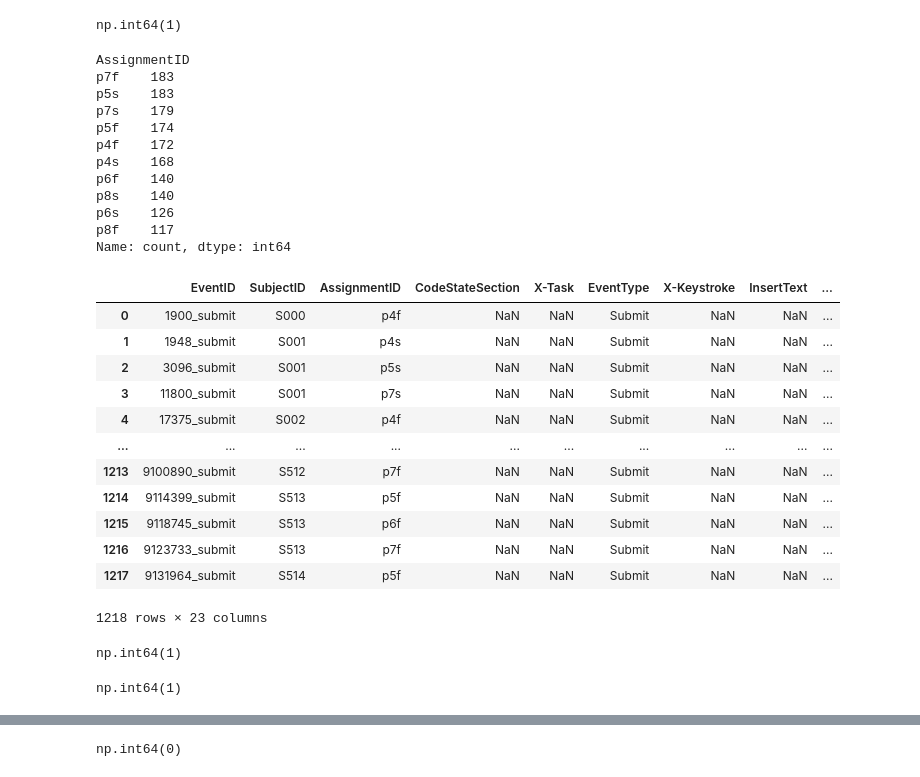
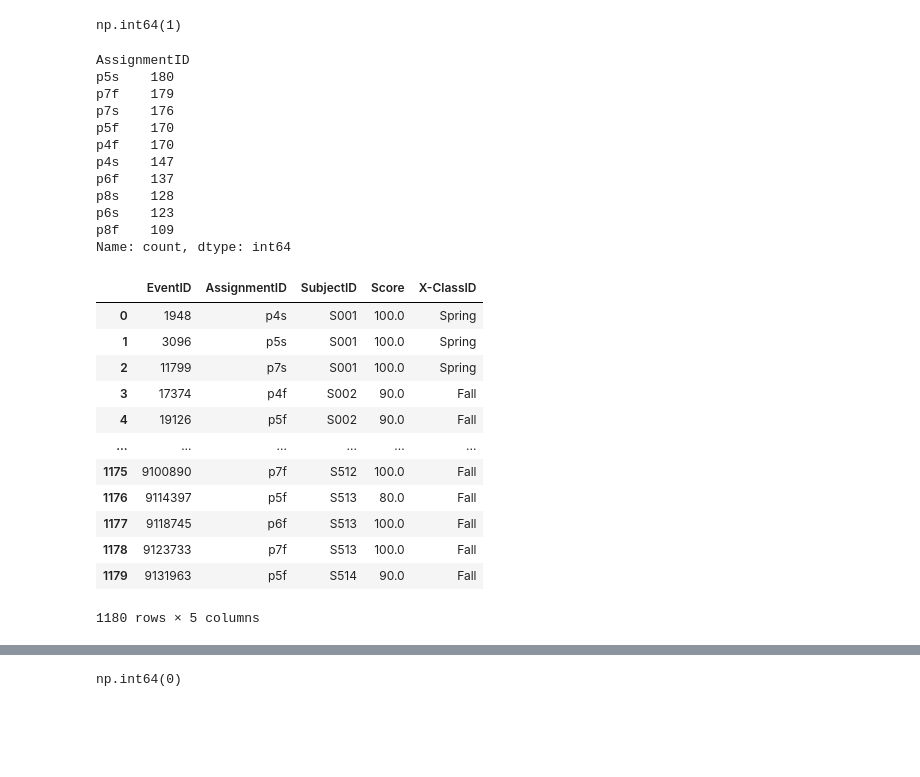
Before and after one commit to CSSPLICE/ProgSnapToolkit, a Jupyter notebook: src/converters/edwards2019.ipynb, the cells around one changed output, grey strips where cells are left out. Cells and saved outputs as stored; diff of their text form; code cells hidden in the pictures; blank space fills up the shorter version.

```diff
--- a/src/converters/edwards2019.ipynb
+++ b/src/converters/edwards2019.ipynb
@@ -205,13 +205,8 @@ assert assignment_grades[[Cols.AssignmentID, Cols.SubjectID]].value_counts().max
 # %%
 import numpy as np
 
-# TODO: Should modify existing submission events, not create new ones!!
-submissions = keystrokes[keystrokes[Cols.EventType] == EventType.Submit].copy()
-last_actions = submissions.loc[submissions.groupby([Cols.SubjectID, Cols.AssignmentID])[Cols.ClientTimestamp].idxmax()].copy()
-last_actions["EventID"] = last_actions[Cols.EventID].astype(str) + "_submit"
-last_actions[Cols.EventType] = EventType.Submit.value
-last_actions[Cols.ClientTimestamp] = last_actions[Cols.ClientTimestamp] + 1
-other_columns = [c for c in last_actions.columns if c not in [Cols.SubjectID, Cols.AssignmentID, Cols.ClientTimestamp, Cols.EventType, Cols.EventID, Cols.ToolInstances]]
-last_actions.loc[:, other_columns] = np.nan
-last_actions
+submissions = keystrokes[keystrokes[Cols.EventType] == EventType.Submit]
+last_submissions = submissions.loc[submissions.groupby([Cols.SubjectID, Cols.AssignmentID])[Cols.ClientTimestamp].idxmax()]
+last_submissions = last_submissions[[Cols.EventID, Cols.AssignmentID, Cols.SubjectID]].copy()
+last_submissions
 # %% [output]
@@ -233,42 +228,34 @@ last_actions.groupby([Cols.SubjectID, Cols.AssignmentID]).EventID.count().max()
 # %% [output]
 np.int64(1)
 # %%
-last_actions.AssignmentID.value_counts()
+last_submissions.AssignmentID.value_counts()
 # %% [output]
 AssignmentID
-p7f    183
-p5s    183
-p7s    179
-p5f    174
-p4f    172
-p4s    168
-p6f    140
-p8s    140
-p6s    126
-p8f    117
+p5s    180
+p7f    179
+p7s    176
+p5f    170
+p4f    170
+p4s    147
+p6f    137
+p8s    128
+p6s    123
+p8f    109
 Name: count, dtype: int64
 # %%
-submit_actions = last_actions.merge(assignment_grades, on=[Cols.SubjectID, Cols.AssignmentID], how='inner')
-submit_actions
+last_submissions_with_grades = last_submissions.merge(assignment_grades, on=[Cols.SubjectID, Cols.AssignmentID], how='inner')
+last_submissions_with_grades
 # %% [output]
-|  | EventID | SubjectID | AssignmentID | CodeStateSection | X-Task | EventType | X-Keystroke | InsertText | ... |
-| 0 | 1900_submit | S000 | p4f | NaN | NaN | Submit | NaN | NaN | ... |
-| 1 | 1948_submit | S001 | p4s | NaN | NaN | Submit | NaN | NaN | ... |
-| 2 | 3096_submit | S001 | p5s | NaN | NaN | Submit | NaN | NaN | ... |
-| 3 | 11800_submit | S001 | p7s | NaN | NaN | Submit | NaN | NaN | ... |
-| 4 | 17375_submit | S002 | p4f | NaN | NaN | Submit | NaN | NaN | ... |
-| ... | ... | ... | ... | ... | ... | ... | ... | ... | ... |
-| 1213 | 9100890_submit | S512 | p7f | NaN | NaN | Submit | NaN | NaN | ... |
-| 1214 | 9114399_submit | S513 | p5f | NaN | NaN | Submit | NaN | NaN | ... |
-| 1215 | 9118745_submit | S513 | p6f | NaN | NaN | Submit | NaN | NaN | ... |
-| 1216 | 9123733_submit | S513 | p7f | NaN | NaN | Submit | NaN | NaN | ... |
-| 1217 | 9131964_submit | S514 | p5f | NaN | NaN | Submit | NaN | NaN | ... |
+|  | EventID | AssignmentID | SubjectID | Score | X-ClassID |
+| 0 | 1948 | p4s | S001 | 100.0 | Spring |
+| 1 | 3096 | p5s | S001 | 100.0 | Spring |
+| 2 | 11799 | p7s | S001 | 100.0 | Spring |
+| 3 | 17374 | p4f | S002 | 90.0 | Fall |
+| 4 | 19126 | p5f | S002 | 90.0 | Fall |
+| ... | ... | ... | ... | ... | ... |
+| 1175 | 9100890 | p7f | S512 | 100.0 | Fall |
+| 1176 | 9114397 | p5f | S513 | 80.0 | Fall |
+| 1177 | 9118745 | p6f | S513 | 100.0 | Fall |
+| 1178 | 9123733 | p7f | S513 | 100.0 | Fall |
+| 1179 | 9131963 | p5f | S514 | 90.0 | Fall |
-1218 rows × 23 columns
+1180 rows × 5 columns
-# %%
-assignment_grades.groupby([Cols.SubjectID, Cols.AssignmentID]).Score.count().max()
-# %% [output]
-np.int64(1)
-# %%
-submit_actions.groupby([Cols.SubjectID, Cols.AssignmentID]).EventID.count().max()
-# %% [output]
-np.int64(1)
```
Also changed, not shown: parts of 7 cells of this notebook.
